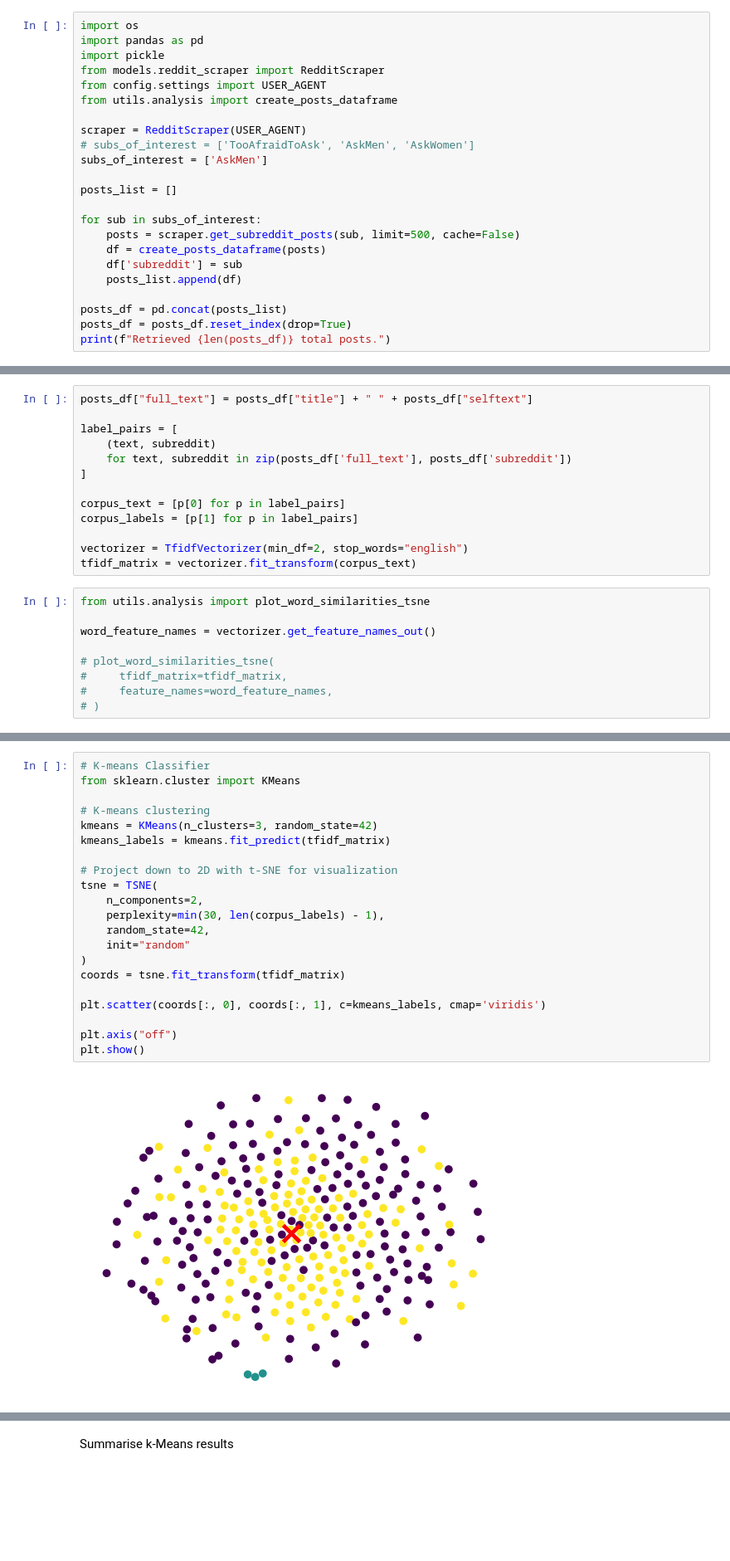
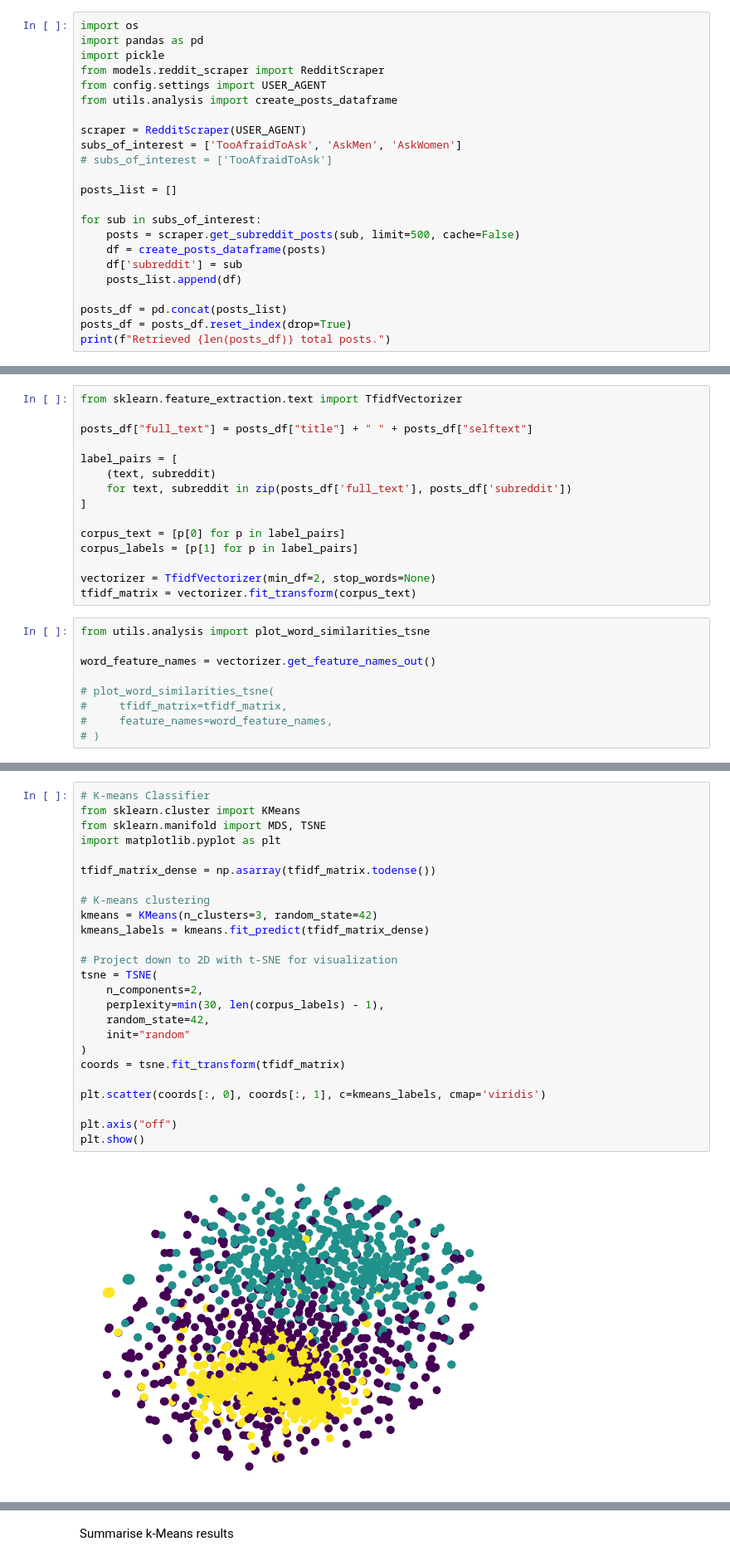
Before and after one commit to RyanOthnielKearns/oii-fsds-textanalysis, a Jupyter notebook: week4day1_lab.ipynb, the cells around one changed output, grey strips where cells are left out. Shown: that part at 83% size. Saved outputs shown, nothing was run; the diff lists cells and outputs as text; blank space fills up the shorter version.

Commit message:
Some fixes to imports; run k-means on dense TF-IDF matrix

```diff
--- a/week4day1_lab.ipynb
+++ b/week4day1_lab.ipynb
@@ -28,8 +28,8 @@ from config.settings import USER_AGENT
 from utils.analysis import create_posts_dataframe
 
 scraper = RedditScraper(USER_AGENT)
-# subs_of_interest = ['TooAfraidToAsk', 'AskMen', 'AskWomen']
-subs_of_interest = ['AskMen']
+subs_of_interest = ['TooAfraidToAsk', 'AskMen', 'AskWomen']
+# subs_of_interest = ['TooAfraidToAsk']
 
 posts_list = []
 
@@ -58,6 +77,8 @@ posts_df.head()
 | 3 | Why does the left whine about the... |  | https://www.reddit.com/r/TooAfrai... | None | 2024-11-06 18:13:25 | Connorray1234 | TooAfraidToAsk |
 | 4 | Is it feasibly possible for a tru... | If a truly progressive candidate ... | https://www.reddit.com/r/TooAfrai... | None | 2024-11-06 18:11:35 | NovaPractice | TooAfraidToAsk |
 # %%
+from sklearn.feature_extraction.text import TfidfVectorizer
+
 posts_df["full_text"] = posts_df["title"] + " " + posts_df["selftext"]
 
 label_pairs = [
@@ -68,7 +89,7 @@ label_pairs = [
 corpus_text = [p[0] for p in label_pairs]
 corpus_labels = [p[1] for p in label_pairs]
 
-vectorizer = TfidfVectorizer(min_df=2, stop_words="english")
+vectorizer = TfidfVectorizer(min_df=2, stop_words=None)
 tfidf_matrix = vectorizer.fit_transform(corpus_text)
 # %%
 from utils.analysis import plot_word_similarities_tsne
@@ -107,26 +128,30 @@ len(posts_df)
 # %%
 # K-means Classifier
 from sklearn.cluster import KMeans
+from sklearn.manifold import MDS, TSNE
+import matplotlib.pyplot as plt
+
+tfidf_matrix_dense = np.asarray(tfidf_matrix.todense())
 
 # K-means clustering
 kmeans = KMeans(n_clusters=3, random_state=42)
-kmeans_labels = kmeans.fit_predict(tfidf_matrix)
+kmeans_labels = kmeans.fit_predict(tfidf_matrix_dense)
 
 # Project down to 2D with t-SNE for visualization
 tsne = TSNE(
     n_components=2,
     perplexity=min(30, len(corpus_labels) - 1),
     random_state=42,
     init="random"
 )
 coords = tsne.fit_transform(tfidf_matrix)
 
 plt.scatter(coords[:, 0], coords[:, 1], c=kmeans_labels, cmap='viridis')
 
 plt.axis("off")
 plt.show()
 # %% [output]
-[figure, old version]
+[figure, new version]
 # %%
 kmeans.cluster_centers_.shape
 # %% [output]
```
Also changed, not shown: parts of 9 cells of this notebook.
